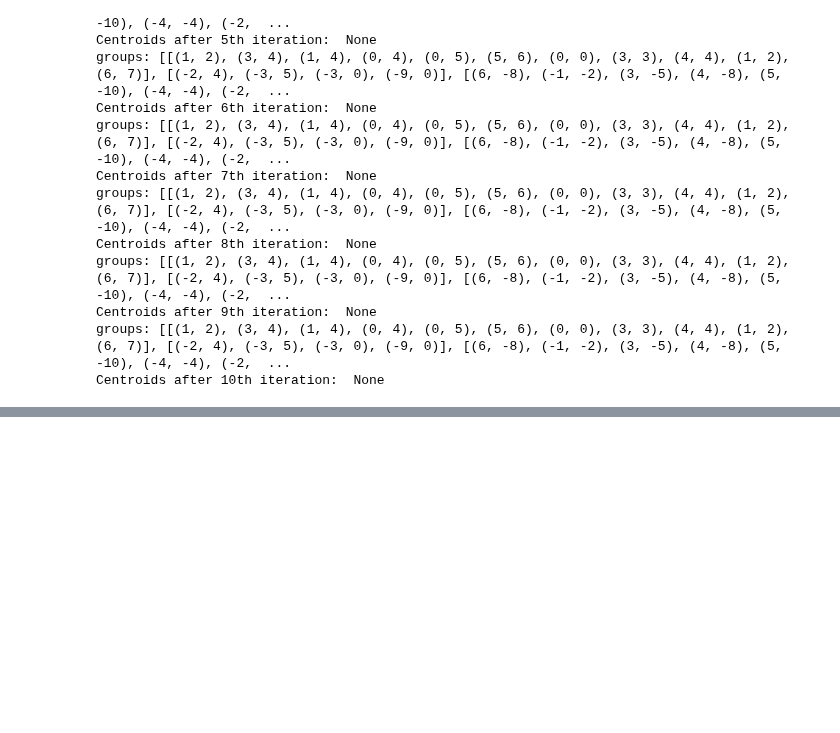
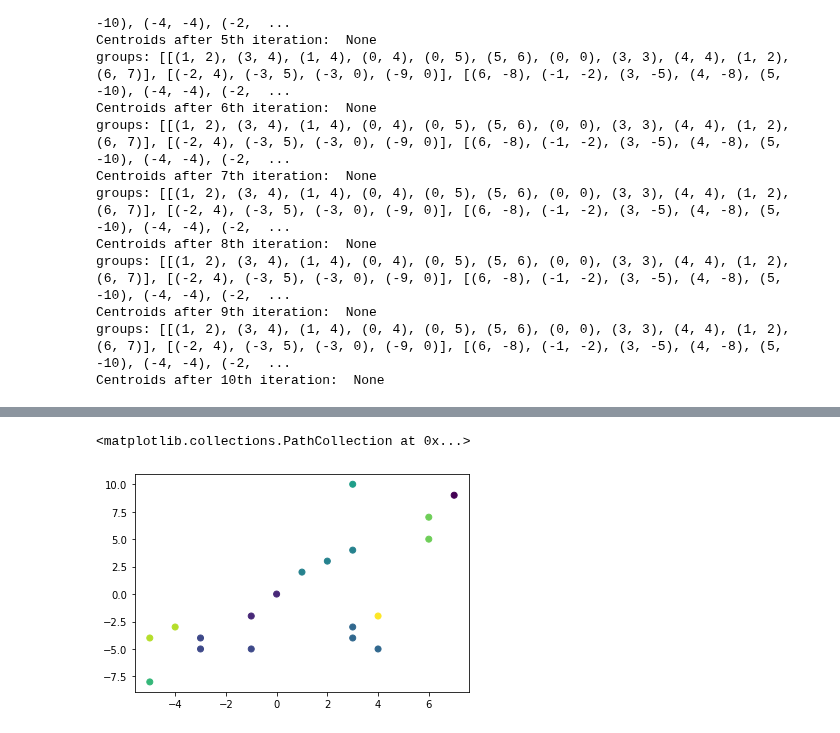
Before and after one commit to anidec25/Linear-Regression, a Jupyter notebook: clustering/kmeans.ipynb, the cells around one changed output, grey strips where cells are left out. Drawn from its saved outputs; the diff is of its cells as text; code cells hidden in the pictures; blank space fills up the shorter version.

```diff
--- a/clustering/kmeans.ipynb
+++ b/clustering/kmeans.ipynb
@@ -381,0 +399,5 @@ Centroids after 10th iteration:  None
+# %%
+plt.scatter(x,y,c=lab)
+# %% [output]
+<matplotlib.collections.PathCollection at 0x...>
+[figure, added]
```
Also changed, not shown: parts of 10 cells of this notebook.
